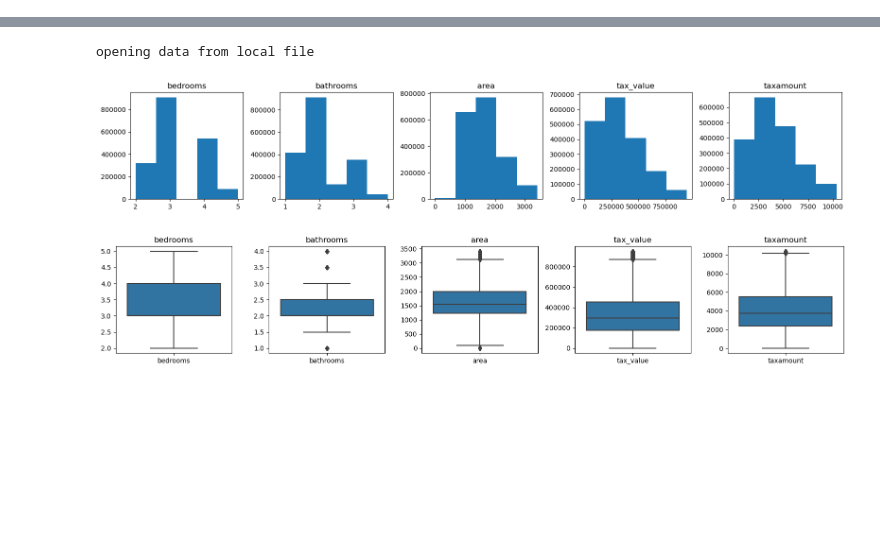
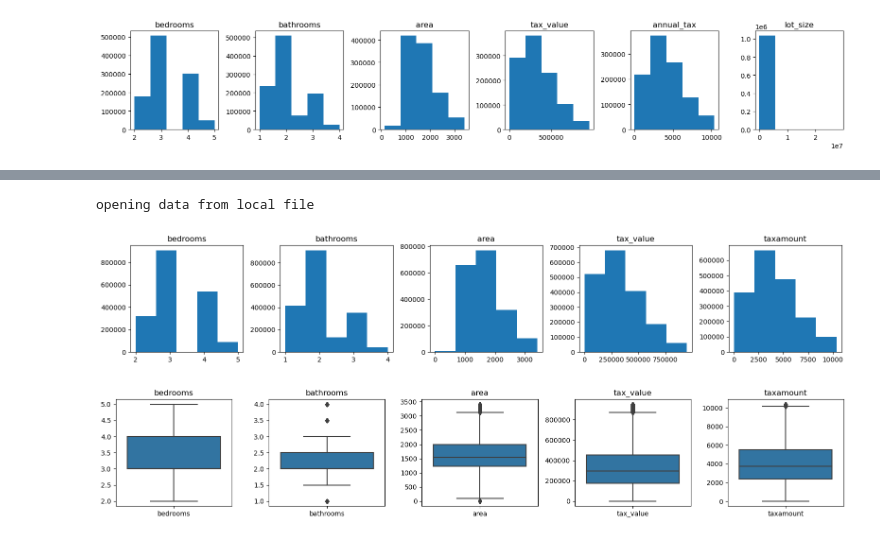
Before and after one commit to Adam-Harris87/regression-exercises, a Jupyter notebook: wrangle.ipynb, the cells around one changed output, grey strips where cells are left out. Cells and saved outputs as stored; diff of their text form; code cells hidden in the pictures; blank space fills up the shorter version.

```diff
--- a/wrangle.ipynb
+++ b/wrangle.ipynb
@@ -182,2 +212,4 @@ KeyError: 'lot_size'
 # %%
-import wrangle
+get_hist(train)
+# %% [output]
+[figure, added]
```
Also changed, not shown: parts of 16 cells of this notebook, 4 other files.
